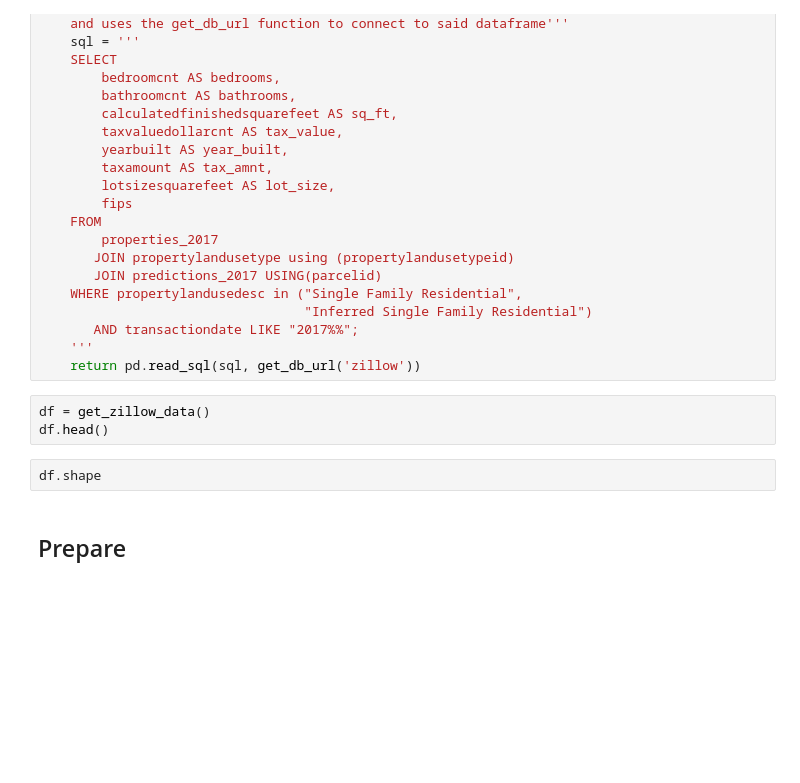
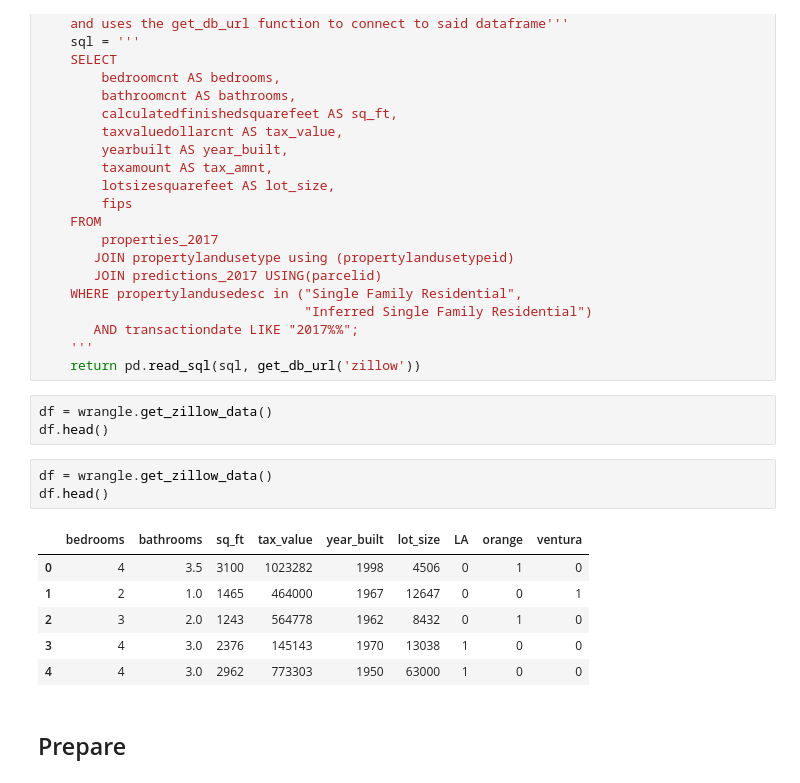
Before and after one commit to DanielFordHUB/zillow_regression_project, a Jupyter notebook: workbook.ipynb, the cells around one changed output. Cells and saved outputs as stored; diff of their text form; blank space fills up the shorter version.

```diff
--- a/workbook.ipynb
+++ b/workbook.ipynb
@@ -59,10 +61,18 @@ def get_new_zillow_data():
     '''
     return pd.read_sql(sql, get_db_url('zillow'))
 # %%
-df = get_zillow_data()
+df = wrangle.get_zillow_data()
 df.head()
 # %%
-df.shape
+df = wrangle.get_zillow_data()
+df.head()
+# %% [output]
+|  | bedrooms | bathrooms | sq_ft | tax_value | year_built | lot_size | LA | orange | ventura |
+| 0 | 4 | 3.5 | 3100 | 1023282 | 1998 | 4506 | 0 | 1 | 0 |
+| 1 | 2 | 1.0 | 1465 | 464000 | 1967 | 12647 | 0 | 0 | 1 |
+| 2 | 3 | 2.0 | 1243 | 564778 | 1962 | 8432 | 0 | 1 | 0 |
+| 3 | 4 | 3.0 | 2376 | 145143 | 1970 | 13038 | 1 | 0 | 0 |
+| 4 | 4 | 3.0 | 2962 | 773303 | 1950 | 63000 | 1 | 0 | 0 |
 # %% [markdown]
 ## Prepare
 # %%
```
Also changed, not shown: parts of 37 cells of this notebook, 4 other files.
